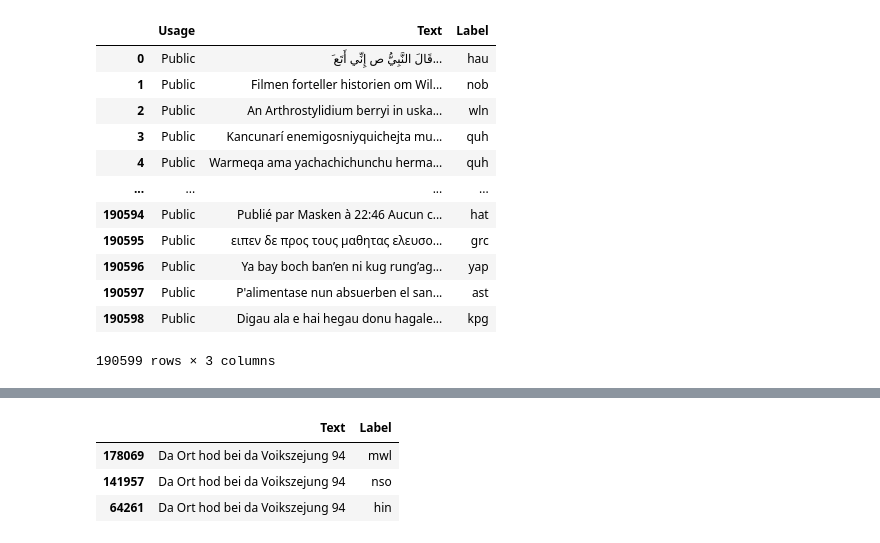
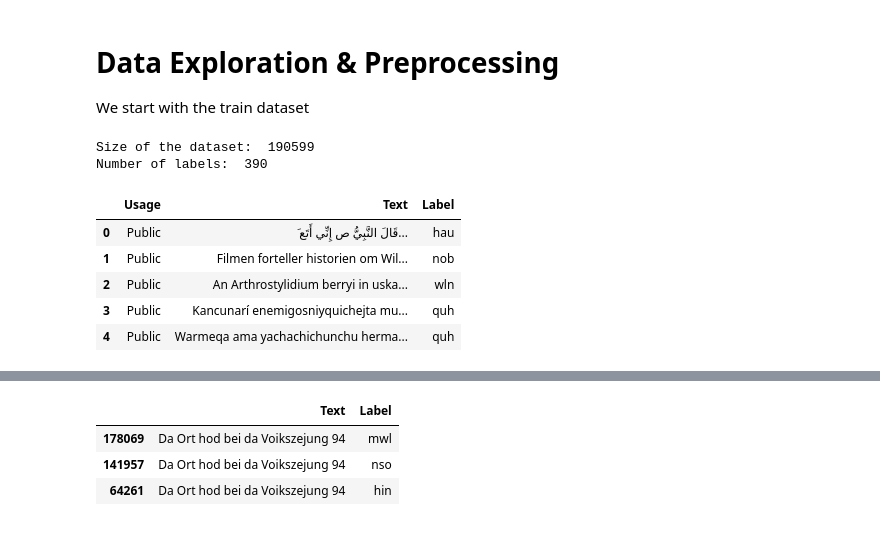
Before and after one commit to elbarhichi/AdvancedNLP-LanguageIDentification, a Jupyter notebook: 1. preprocessing.ipynb, the cells around one changed output, grey strips where cells are left out. Saved outputs shown, nothing was run; the diff lists cells and outputs as text; code cells hidden in the pictures.

```diff
--- a/1. preprocessing.ipynb
+++ b/1. preprocessing.ipynb
@@ -4,17 +12,17 @@ import numpy as np
+# %% [markdown]
+# Data Exploration & Preprocessing
+We start with the train dataset
 # %%
 df = pd.read_csv('data/train_submission.csv')
-df
+print("Size of the dataset: ", len(df))
+print("Number of labels: ", df['Label'].nunique() +1)
+df.head()
 # %% [output]
+Size of the dataset:  190599
+Number of labels:  390
 |  | Usage | Text | Label |
 | 0 | Public | َ قَالَ النَّبِيُّ ص إِنِّي أَتَع... | hau |
 | 1 | Public | Filmen forteller historien om Wil... | nob |
 | 2 | Public | An Arthrostylidium berryi in uska... | wln |
 | 3 | Public | Kancunarí enemigosniyquichejta mu... | quh |
 | 4 | Public | Warmeqa ama yachachichunchu herma... | quh |
-| ... | ... | ... | ... |
-| 190594 | Public | Publié par Masken à 22:46 Aucun c... | hat |
-| 190595 | Public | ειπεν δε προς τους μαθητας ελευσο... | grc |
-| 190596 | Public | Ya bay boch ban’en ni kug rung’ag... | yap |
-| 190597 | Public | P'alimentase nun absuerben el san... | ast |
-| 190598 | Public | Digau ala e hai hegau donu hagale... | kpg |
-190599 rows × 3 columns
```
Also changed, not shown: parts of 62 cells of this notebook, 22 other files.
